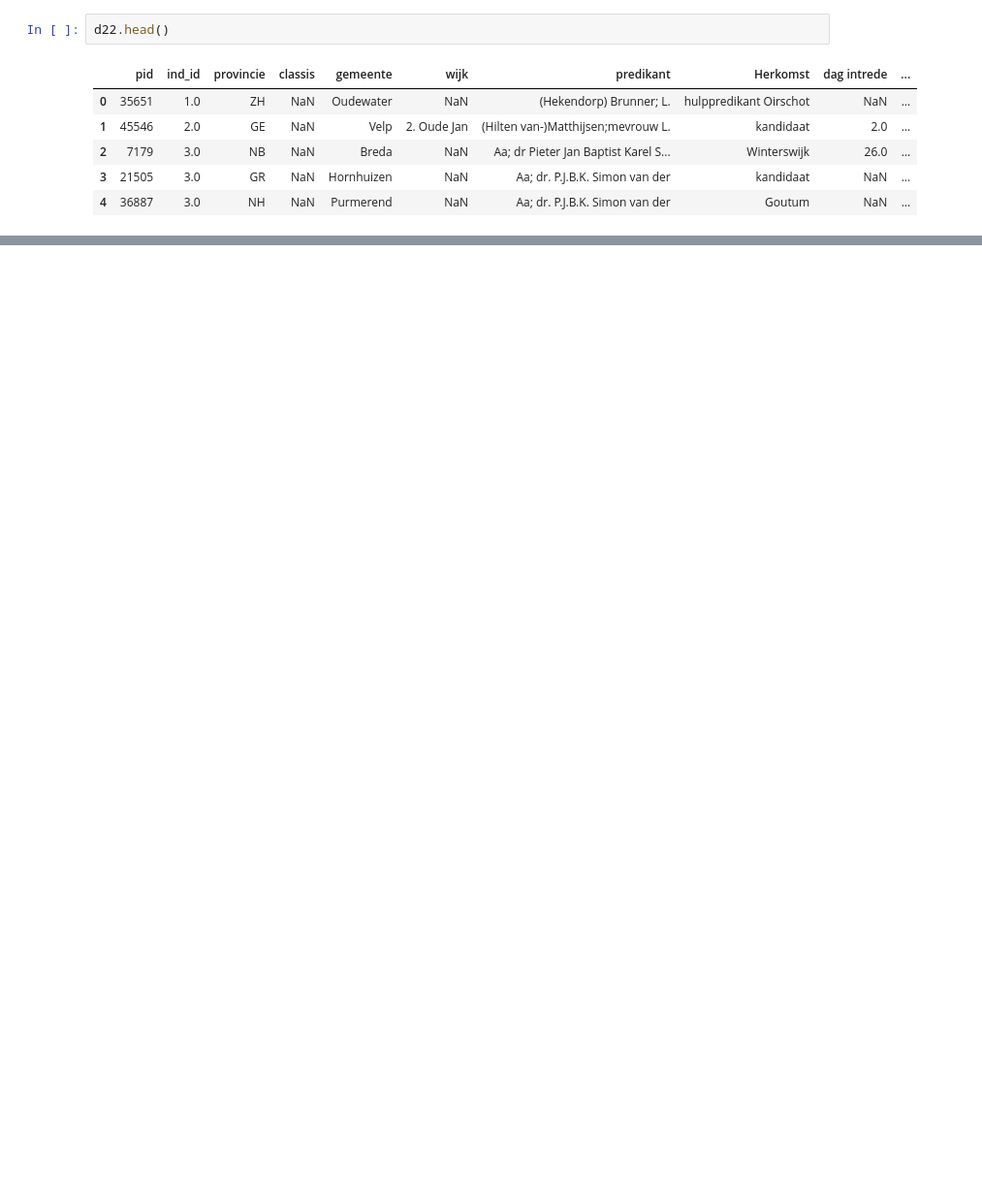
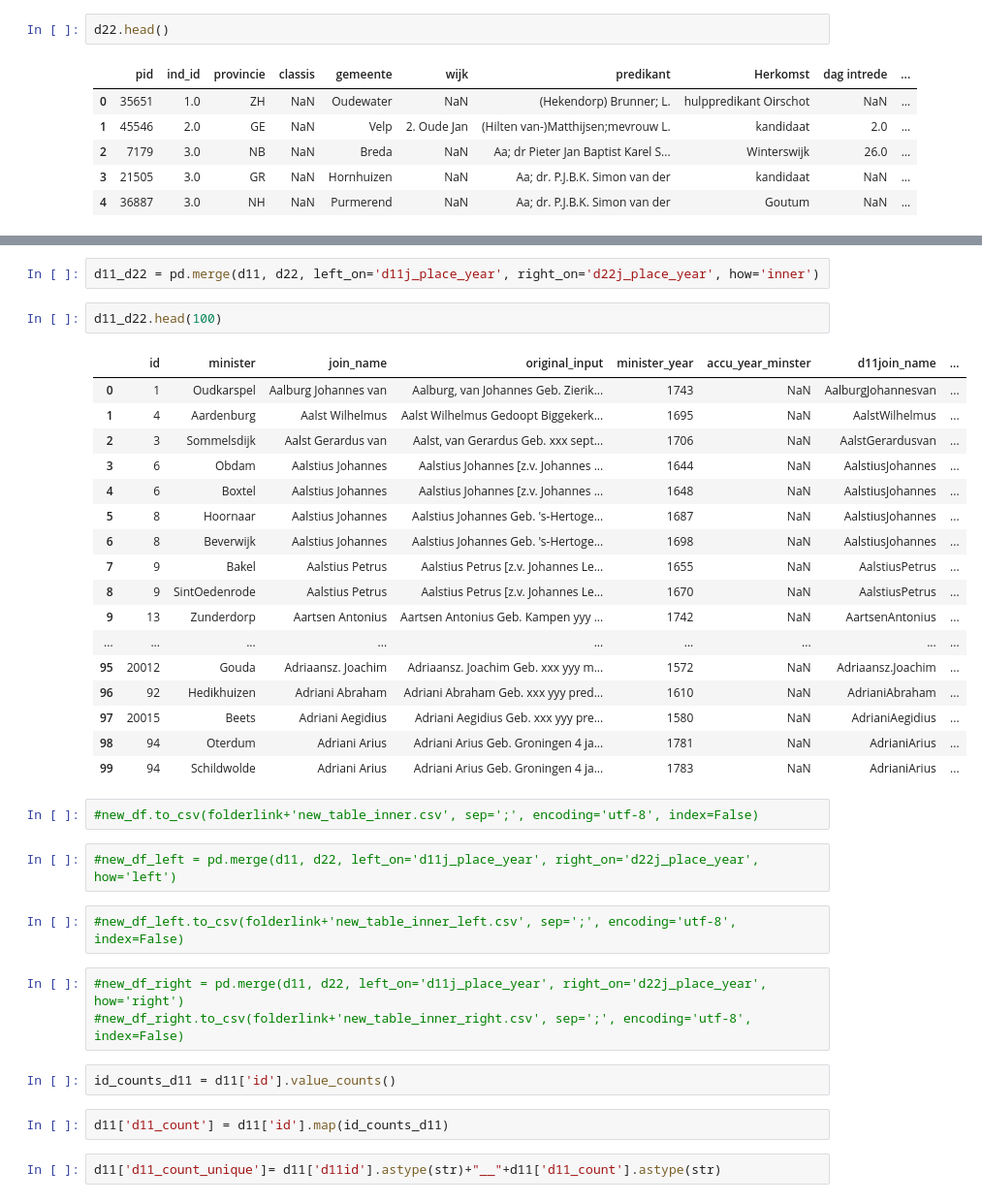
Before and after one commit to DigiDuRe/DigiDuRe, a Jupyter notebook: db_check_id.ipynb, the cells around one changed output, grey strips where cells are left out. Shown at 97% size. Drawn from its saved outputs; the diff is of its cells as text; blank space fills up the shorter version.

```diff
--- a/db_check_id.ipynb
+++ b/db_check_id.ipynb
@@ -78,0 +88,37 @@ NameError: name 'd22' is not defined
+# %%
+d11_d22 = pd.merge(d11, d22, left_on='d11j_place_year', right_on='d22j_place_year', how='inner')
+# %%
+d11_d22.head(100)
+# %% [output]
+|  | id | minister | join_name | original_input | minister_year | accu_year_minster | d11join_name | ... |
+| 0 | 1 | Oudkarspel | Aalburg Johannes van | Aalburg, van Johannes Geb. Zierik... | 1743 | NaN | AalburgJohannesvan | ... |
+| 1 | 4 | Aardenburg | Aalst Wilhelmus | Aalst Wilhelmus Gedoopt Biggekerk... | 1695 | NaN | AalstWilhelmus | ... |
+| 2 | 3 | Sommelsdijk | Aalst Gerardus van | Aalst, van Gerardus Geb. xxx sept... | 1706 | NaN | AalstGerardusvan | ... |
+| 3 | 6 | Obdam | Aalstius Johannes | Aalstius Johannes [z.v. Johannes ... | 1644 | NaN | AalstiusJohannes | ... |
+| 4 | 6 | Boxtel | Aalstius Johannes | Aalstius Johannes [z.v. Johannes ... | 1648 | NaN | AalstiusJohannes | ... |
+| 5 | 8 | Hoornaar | Aalstius Johannes | Aalstius Johannes Geb. 's-Hertoge... | 1687 | NaN | AalstiusJohannes | ... |
+| 6 | 8 | Beverwijk | Aalstius Johannes | Aalstius Johannes Geb. 's-Hertoge... | 1698 | NaN | AalstiusJohannes | ... |
+| 7 | 9 | Bakel | Aalstius Petrus | Aalstius Petrus [z.v. Johannes Le... | 1655 | NaN | AalstiusPetrus | ... |
+| 8 | 9 | SintOedenrode | Aalstius Petrus | Aalstius Petrus [z.v. Johannes Le... | 1670 | NaN | AalstiusPetrus | ... |
+| 9 | 13 | Zunderdorp | Aartsen Antonius | Aartsen Antonius Geb. Kampen yyy ... | 1742 | NaN | AartsenAntonius | ... |
+| ... | ... | ... | ... | ... | ... | ... | ... | ... |
+| 95 | 20012 | Gouda | Adriaansz. Joachim | Adriaansz. Joachim Geb. xxx yyy m... | 1572 | NaN | Adriaansz.Joachim | ... |
+| 96 | 92 | Hedikhuizen | Adriani Abraham | Adriani Abraham Geb. xxx yyy pred... | 1610 | NaN | AdrianiAbraham | ... |
+| 97 | 20015 | Beets | Adriani Aegidius | Adriani Aegidius Geb. xxx yyy pre... | 1580 | NaN | AdrianiAegidius | ... |
+| 98 | 94 | Oterdum | Adriani Arius | Adriani Arius Geb. Groningen 4 ja... | 1781 | NaN | AdrianiArius | ... |
+| 99 | 94 | Schildwolde | Adriani Arius | Adriani Arius Geb. Groningen 4 ja... | 1783 | NaN | AdrianiArius | ... |
+# %%
+#new_df.to_csv(folderlink+'new_table_inner.csv', sep=';', encoding='utf-8', index=False)
+# %%
+#new_df_left = pd.merge(d11, d22, left_on='d11j_place_year', right_on='d22j_place_year', how='left')
+# %%
+#new_df_left.to_csv(folderlink+'new_table_inner_left.csv', sep=';', encoding='utf-8', index=False)
+# %%
+#new_df_right = pd.merge(d11, d22, left_on='d11j_place_year', right_on='d22j_place_year', how='right')
+#new_df_right.to_csv(folderlink+'new_table_inner_right.csv', sep=';', encoding='utf-8', index=False)
+# %%
+id_counts_d11 = d11['id'].value_counts()
+# %%
+d11['d11_count'] = d11['id'].map(id_counts_d11)
+# %%
+d11['d11_count_unique']= d11['d11id'].astype(str)+"__"+d11['d11_count'].astype(str)
```
Also changed, not shown: parts of 14 cells of this notebook.
